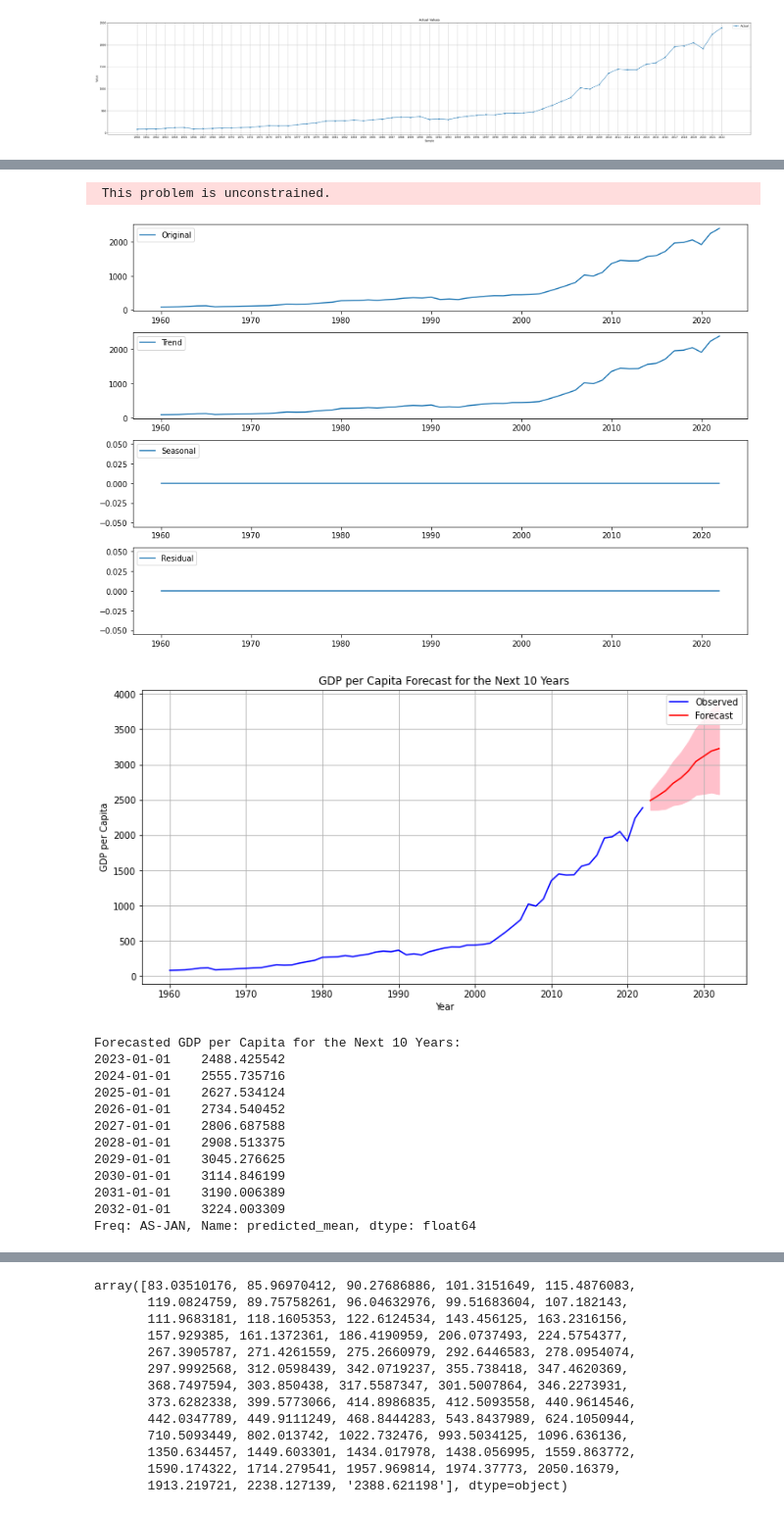
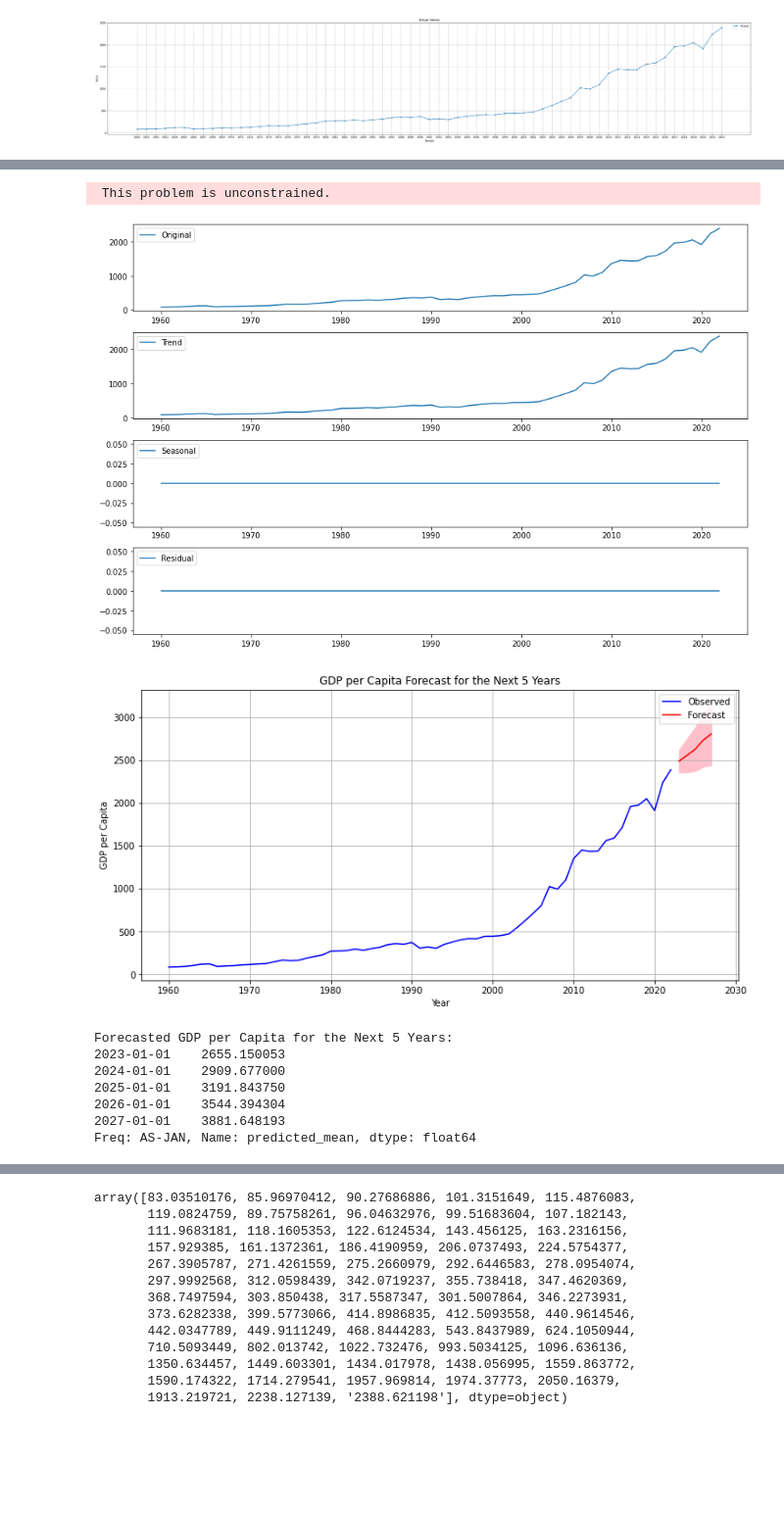
Before and after one commit to SingularityAI-SD/Financial_Model, a Jupyter notebook: world_financial.ipynb, the cells around one changed output, grey strips where cells are left out. Shown at 98% size. Saved outputs shown, nothing was run; the diff lists cells and outputs as text; code cells hidden in the pictures; blank space fills up the shorter version.

```diff
--- a/world_financial.ipynb
+++ b/world_financial.ipynb
@@ -3,7 +3,7 @@ import matplotlib.pyplot as plt
 import pandas as pd
 import numpy as np
 
-data = pd.read_csv('/gdp_dt.csv')
+data = pd.read_csv('/Users/rishitkapoor/Downloads/gdp_dt.csv')
 data.head()
 # %% [output]
 |  | Country Name | Country Code | Indicator Name | Indicator Code | 1960 | 1961 | 1962 | 1963 | ... |
@@ -137,11 +137,14 @@ seasonal_order = model.seasonal_order
 sarima_model = SARIMAX(gdp_series, order=order, seasonal_order=seasonal_order)
 sarima_results = sarima_model.fit()
 
-# Forecast GDP per capita for the next five years (10 years)
-forecast_steps = 10
+# Forecast GDP per capita for the next five years (5 years)
+forecast_steps = 5
 forecast = sarima_results.get_forecast(steps=forecast_steps)
 forecast_mean = forecast.predicted_mean
 forecast_ci = forecast.conf_int()
+
+# Define the inflation rate
+inflation_rate = 0.067  # 5% annual inflation rate
 
 # Plot the forecast
 plt.figure(figsize=(12, 6))
@@ -150,15 +153,22 @@ plt.plot(forecast_mean.index, forecast_mean.values, color='red', label='Forecast
 plt.fill_between(forecast_ci.index, forecast_ci.iloc[:, 0], forecast_ci.iloc[:, 1], color='pink')
 plt.xlabel('Year')
 plt.ylabel('GDP per Capita')
-plt.title('GDP per Capita Forecast for the Next 10 Years')
+plt.title('GDP per Capita Forecast for the Next 5 Years')
 plt.legend()
 plt.grid(True)
 plt.show()
 
 # Print the forecasted values for the next 5 years
-forecasted_values = forecast_mean[-10:]
-print("Forecasted GDP per Capita for the Next 10 Years:")
-print(forecasted_values)
+forecasted_values = forecast_mean[-5:]
+# Calculate the adjusted forecasted values for the next 5 years
+adjusted_forecasted_values = forecasted_values.copy()
+
+for i in range(1, len(adjusted_forecasted_values) + 1):
+    # Apply inflation for each year
+    adjusted_forecasted_values[i - 1] *= (1 + inflation_rate) ** i
+print("Forecasted GDP per Capita for the Next 5 Years:")
+#print(forecasted_values)
+print(adjusted_forecasted_values)
 # %% [output]
 [figure]
 Performing stepwise search to minimize aic
@@ -168,30 +178,25 @@ Performing stepwise search to minimize aic
  ARIMA(0,2,1)(0,0,1)[12]             : AIC=694.863, Time=0.03 sec
  ARIMA(0,2,1)(0,0,0)[12]             : AIC=696.003, Time=0.01 sec
  ARIMA(0,2,1)(1,0,1)[12]             : AIC=696.847, Time=0.06 sec
  ARIMA(0,2,1)(0,0,2)[12]             : AIC=696.856, Time=0.07 sec
  ARIMA(0,2,1)(1,0,0)[12]             : AIC=694.878, Time=0.03 sec
  ARIMA(0,2,1)(1,0,2)[12]             : AIC=698.737, Time=0.17 sec
  ARIMA(0,2,0)(0,0,1)[12]             : AIC=733.193, Time=0.02 sec
  ARIMA(1,2,1)(0,0,1)[12]             : AIC=696.156, Time=0.04 sec
 ... (61 lines left out)
     3     15     17      1     0     0   5.738D-06   5.467D+00
   F =   5.4671664352270000
 
 CONVERGENCE: NORM_OF_PROJECTED_GRADIENT_<=_PGTOL
  This problem is unconstrained.
 [figure]
-[figure, old version]
+[figure, new version]
-Forecasted GDP per Capita for the Next 10 Years:
-2023-01-01    2488.425542
-2024-01-01    2555.735716
-2025-01-01    2627.534124
-2026-01-01    2734.540452
-2027-01-01    2806.687588
-2028-01-01    2908.513375
-2029-01-01    3045.276625
-2030-01-01    3114.846199
-2031-01-01    3190.006389
-2032-01-01    3224.003309
+Forecasted GDP per Capita for the Next 5 Years:
+2023-01-01    2655.150053
+2024-01-01    2909.677000
+2025-01-01    3191.843750
+2026-01-01    3544.394304
+2027-01-01    3881.648193
 Freq: AS-JAN, Name: predicted_mean, dtype: float64
 # %%
 forecasted_values
```
Also changed, not shown: parts of 5 cells of this notebook.
